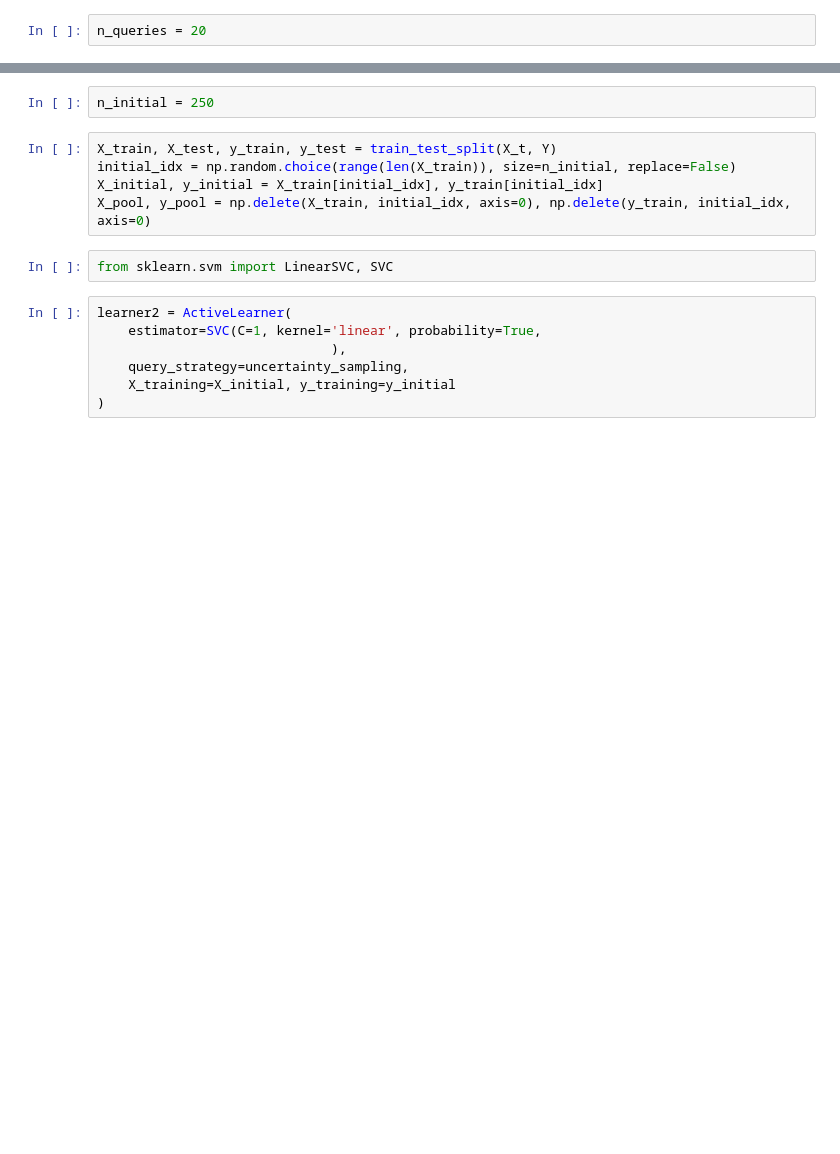
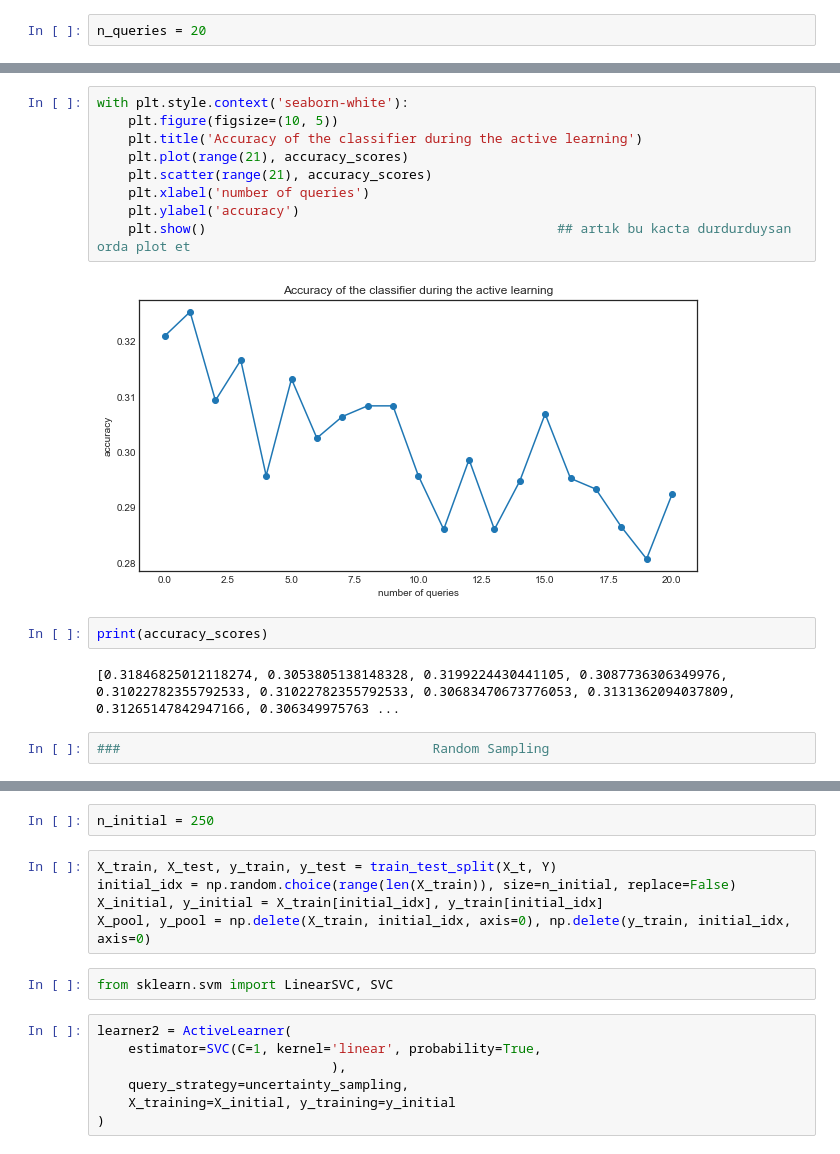
Before and after one commit to erenarkangil/Active-Learning-for-nlp-and-images, a Jupyter notebook: activelarner.ipynb, the cells around one changed output, grey strips where cells are left out. Saved outputs shown, nothing was run; the diff lists cells and outputs as text; blank space fills up the shorter version.

```diff
--- a/activelarner.ipynb
+++ b/activelarner.ipynb
@@ -224,0 +292,17 @@ n_queries = 20
+# %%
+with plt.style.context('seaborn-white'):
+    plt.figure(figsize=(10, 5))
+    plt.title('Accuracy of the classifier during the active learning')
+    plt.plot(range(21), accuracy_scores)
+    plt.scatter(range(21), accuracy_scores)
+    plt.xlabel('number of queries')
+    plt.ylabel('accuracy')
+    plt.show()                                             ## artık bu kacta durdurduysan orda plot et
+# %% [output]
+[figure, added]
+# %%
+print(accuracy_scores)
+# %% [output]
+[0.31846825012118274, 0.3053805138148328, 0.3199224430441105, 0.3087736306349976, 0.31022782355792533, 0.31022782355792533, 0.30683470673776053, 0.3131362094037809, 0.31265147842947166, 0.306349975763 ...
+# %%
+###                                        Random Sampling
```
Also changed, not shown: parts of 51 cells of this notebook, 1 other file.
